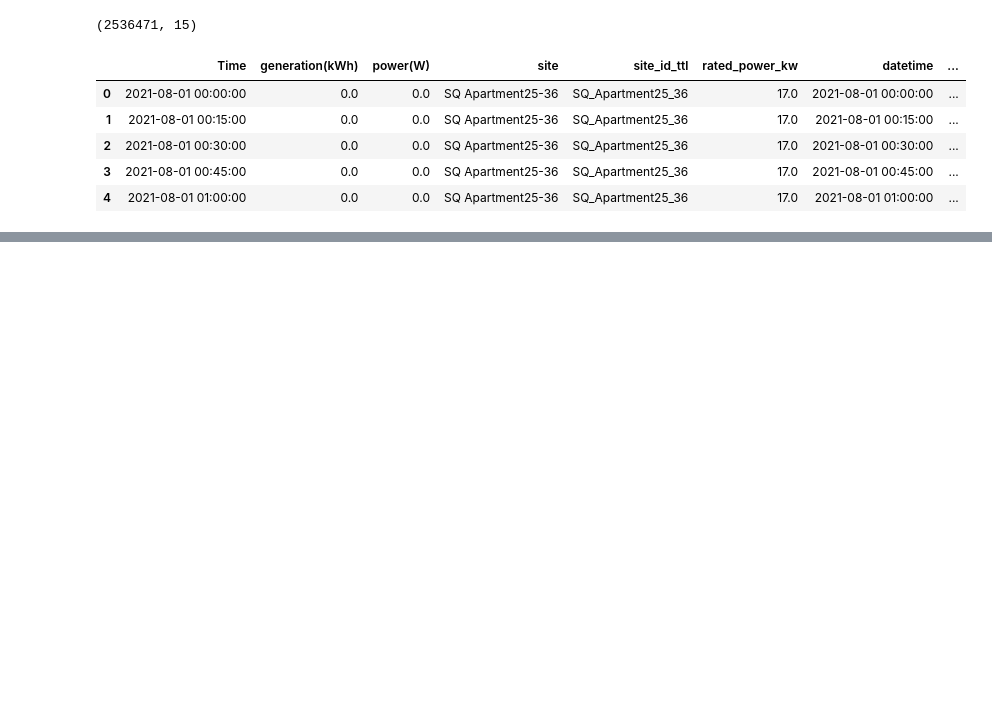
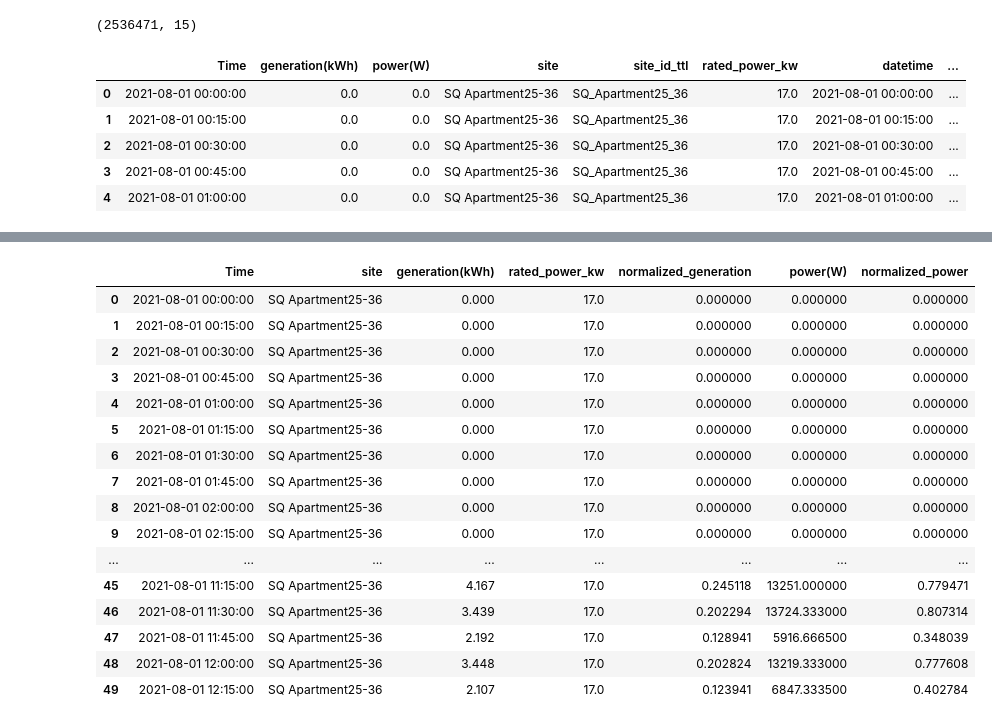
Before and after one commit to kisxo/URJA-TEZHACK2026-ML08, a Jupyter notebook: normolize-generation.ipynb, the cells around one changed output, grey strips where cells are left out. Saved outputs shown, nothing was run; the diff lists cells and outputs as text; code cells hidden in the pictures; blank space fills up the shorter version.

```diff
--- a/normolize-generation.ipynb
+++ b/normolize-generation.ipynb
@@ -193,3 +193,19 @@ merged_df.head()
 | 2 | 2021-08-01 00:30:00 | 0.0 | 0.0 | SQ Apartment25-36 | SQ_Apartment25_36 | 17.0 | 2021-08-01 00:30:00 | ... |
 | 3 | 2021-08-01 00:45:00 | 0.0 | 0.0 | SQ Apartment25-36 | SQ_Apartment25_36 | 17.0 | 2021-08-01 00:45:00 | ... |
 | 4 | 2021-08-01 01:00:00 | 0.0 | 0.0 | SQ Apartment25-36 | SQ_Apartment25_36 | 17.0 | 2021-08-01 01:00:00 | ... |
+# %%
+merged_df['datetime'] = pd.to_datetime(merged_df['datetime'])
+
+# --- Method 1: Normalize generation (kWh) by rated capacity ---
+# This gives a "capacity factor" style normalized generation
+# Useful when you have generation over an interval and want it independent of plant size
+merged_df['normalized_generation'] = merged_df['generation(kWh)'] / merged_df['rated_power_kw']
+
+# --- Method 2: Normalize power (W) by rated power ---
+# Convert rated_power_kw to W for consistent units, then normalize
+merged_df['rated_power_w'] = merged_df['rated_power_kw'] * 1000
+merged_df['normalized_power'] = merged_df['power(W)'] / merged_df['rated_power_w']
+
+# Optional: clip values to [0, 1] in case of sensor noise/overproduction spikes
+merged_df['normalized_generation'] = merged_df['normalized_generation'].clip(lower=0, upper=1)
+merged_df['normalized_power'] = merged_df['normalized_power'].clip(lower=0, upper=1)
@@ -196 +219,22 @@ merged_df.head()
+# %%
+merged_df[['Time', 'site', 'generation(kWh)', 'rated_power_kw',
+           'normalized_generation', 'power(W)', 'normalized_power']].head(50)
+# %% [output]
+|  | Time | site | generation(kWh) | rated_power_kw | normalized_generation | power(W) | normalized_power |
+| 0 | 2021-08-01 00:00:00 | SQ Apartment25-36 | 0.000 | 17.0 | 0.000000 | 0.000000 | 0.000000 |
+| 1 | 2021-08-01 00:15:00 | SQ Apartment25-36 | 0.000 | 17.0 | 0.000000 | 0.000000 | 0.000000 |
+| 2 | 2021-08-01 00:30:00 | SQ Apartment25-36 | 0.000 | 17.0 | 0.000000 | 0.000000 | 0.000000 |
+| 3 | 2021-08-01 00:45:00 | SQ Apartment25-36 | 0.000 | 17.0 | 0.000000 | 0.000000 | 0.000000 |
+| 4 | 2021-08-01 01:00:00 | SQ Apartment25-36 | 0.000 | 17.0 | 0.000000 | 0.000000 | 0.000000 |
+| 5 | 2021-08-01 01:15:00 | SQ Apartment25-36 | 0.000 | 17.0 | 0.000000 | 0.000000 | 0.000000 |
+| 6 | 2021-08-01 01:30:00 | SQ Apartment25-36 | 0.000 | 17.0 | 0.000000 | 0.000000 | 0.000000 |
+| 7 | 2021-08-01 01:45:00 | SQ Apartment25-36 | 0.000 | 17.0 | 0.000000 | 0.000000 | 0.000000 |
+| 8 | 2021-08-01 02:00:00 | SQ Apartment25-36 | 0.000 | 17.0 | 0.000000 | 0.000000 | 0.000000 |
+| 9 | 2021-08-01 02:15:00 | SQ Apartment25-36 | 0.000 | 17.0 | 0.000000 | 0.000000 | 0.000000 |
+| ... | ... | ... | ... | ... | ... | ... | ... |
+| 45 | 2021-08-01 11:15:00 | SQ Apartment25-36 | 4.167 | 17.0 | 0.245118 | 13251.000000 | 0.779471 |
+| 46 | 2021-08-01 11:30:00 | SQ Apartment25-36 | 3.439 | 17.0 | 0.202294 | 13724.333000 | 0.807314 |
+| 47 | 2021-08-01 11:45:00 | SQ Apartment25-36 | 2.192 | 17.0 | 0.128941 | 5916.666500 | 0.348039 |
+| 48 | 2021-08-01 12:00:00 | SQ Apartment25-36 | 3.448 | 17.0 | 0.202824 | 13219.333000 | 0.777608 |
+| 49 | 2021-08-01 12:15:00 | SQ Apartment25-36 | 2.107 | 17.0 | 0.123941 | 6847.333500 | 0.402784 |
 # %%
```
Also changed, not shown: parts of 4 cells of this notebook, 3 other files.
